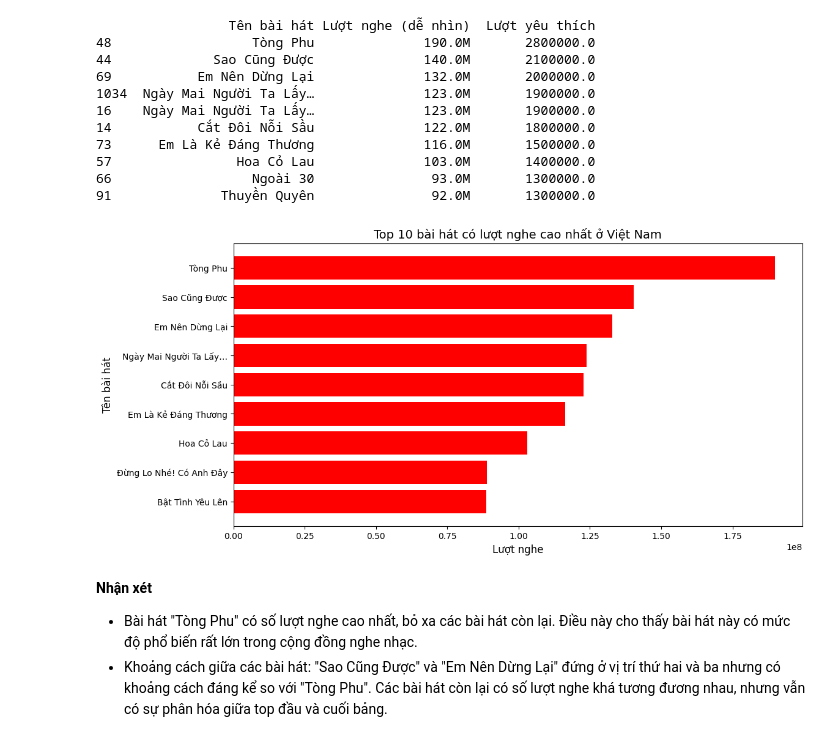
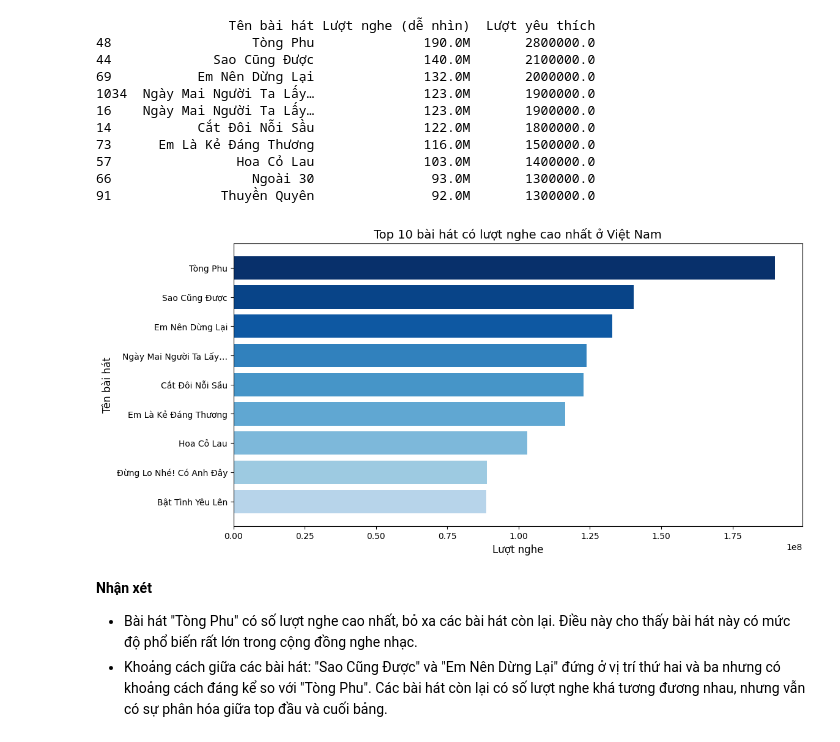
Before and after one commit to LLH-07/Truc_Quan_Hoa_KHDL, a Jupyter notebook: Lab01/22127117_22127352.ipynb, the cells around one changed output. Cells and saved outputs as stored; diff of their text form; code cells hidden in the pictures.

```diff
--- a/Lab01/22127117_22127352.ipynb
+++ b/Lab01/22127117_22127352.ipynb
@@ -1666,20 +1679,24 @@ print(top_10_songs['Tên bài hát', 'Lượt nghe (dễ nhìn)'])
 66                  Ngoài 30               93.0M       1300000.0
 91              Thuyền Quyên               92.0M       1300000.0
 # %%
-# Vẽ biểu đồ cột
+
+
 plt.figure(figsize=(12, 6))
-plt.barh(top_10_songs['Tên bài hát'], top_10_songs['Lượt nghe'], color='red')
+
+# Tạo danh sách màu xanh giảm dần dựa trên thứ hạng
+colors = plt.cm.Blues(np.linspace(1, 0.3, len(top_10_songs)))
+
+plt.barh(top_10_songs['Tên bài hát'], top_10_songs['Lượt nghe'], color=colors)
 
 # Tùy chỉnh trục và nhãn
 plt.xlabel("Lượt nghe", fontsize=12)
 plt.ylabel("Tên bài hát", fontsize=12)
 plt.title("Top 10 bài hát có lượt nghe cao nhất ở Việt Nam", fontsize=14)
 plt.gca().invert_yaxis()  # Đảo chiều để bài hát có lượt nghe cao nhất nằm trên cùng
 
-
 plt.show()
 # %% [output]
-[figure, old version]
+[figure, new version]
 # %% [markdown]
 **Nhận xét**
 
```
Also changed, not shown: parts of 7 cells of this notebook.
